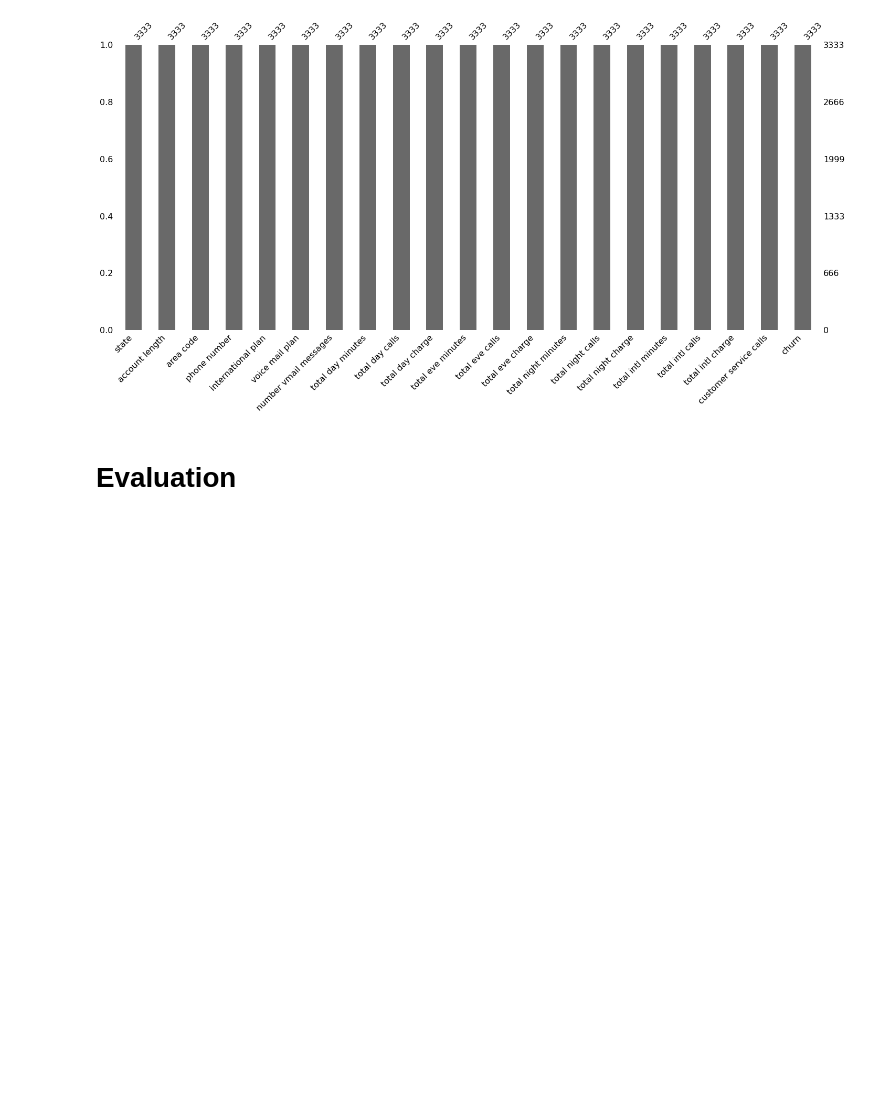
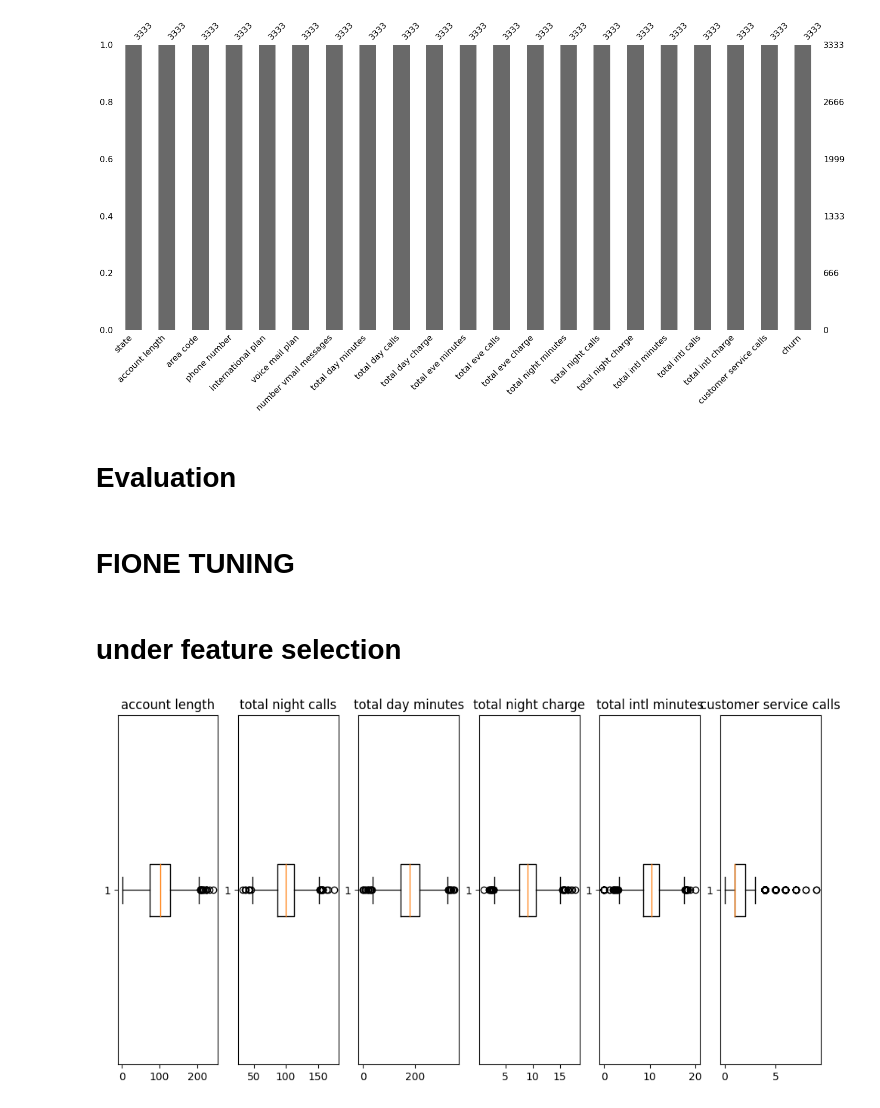
Before and after one commit to williamm243/customer_retention, a Jupyter notebook: customer.ipynb, the cells around one changed output. Cells and saved outputs as stored; diff of their text form; code cells hidden in the pictures; blank space fills up the shorter version.

```diff
--- a/customer.ipynb
+++ b/customer.ipynb
@@ -190,6 +179,22 @@ for col in churn_data.select_dtypes(include=[np.number]):
 [figure]
 # %% [markdown]
 ## Explatory Data Analysis
+# %%
+#Day of week vs Flight being delayed
+a = dataset.groupby(['DayOfWeek','Class']).count().unstack('Class')['Time']
+for i in range(a.shape[0]):
+    numOfFlights = a.iloc[i,0]+a.iloc[i,1]
+    for j in [0,1]:
+        a.iloc[i,j] = a.iloc[i,j]/numOfFlights
+
+#set labels for pie chart
+pieChartLabels = ['Not delayed','Delayed']
+#define Seaborn color palette to use
+myColors = sns.color_palette('pastel')[0:5]
+#display pie charts for the whole week
+for i in range(1,8):
+    b = a.iloc[i-1,:]
+    #create p
 # %%
 import pandas as pd
 import seaborn as sns
@@ -566,3 +595,7 @@ gridsearch = GridSearchCV(estimator=pipe,
                           cv=5)
 # %% [markdown]
 # Evaluation
+# %% [markdown]
+# FIONE TUNING
+# %% [markdown]
+# under feature selection
@@ -568,0 +614,14 @@ gridsearch = GridSearchCV(estimator=pipe,
+# %%
+num_cols = ["account length", "total night calls", "total day minutes", "total night charge","total intl minutes", "customer service calls"]
+# Create a boxplot for each numerical column
+fig, axes = plt.subplots(nrows=1, ncols=len(num_cols), figsize=(12, 6))
+for i, col in enumerate(num_cols):
+    axes[i].boxplot(df[col], vert=False)
+    axes[i].set_title(col)
+
+plt.show()
+
+
+# df.boxplot(columns=[col for col in df.select_dtypes(include='int').columns])
+# %% [output]
+[figure, added]
```
Also changed, not shown: parts of 15 cells of this notebook.
